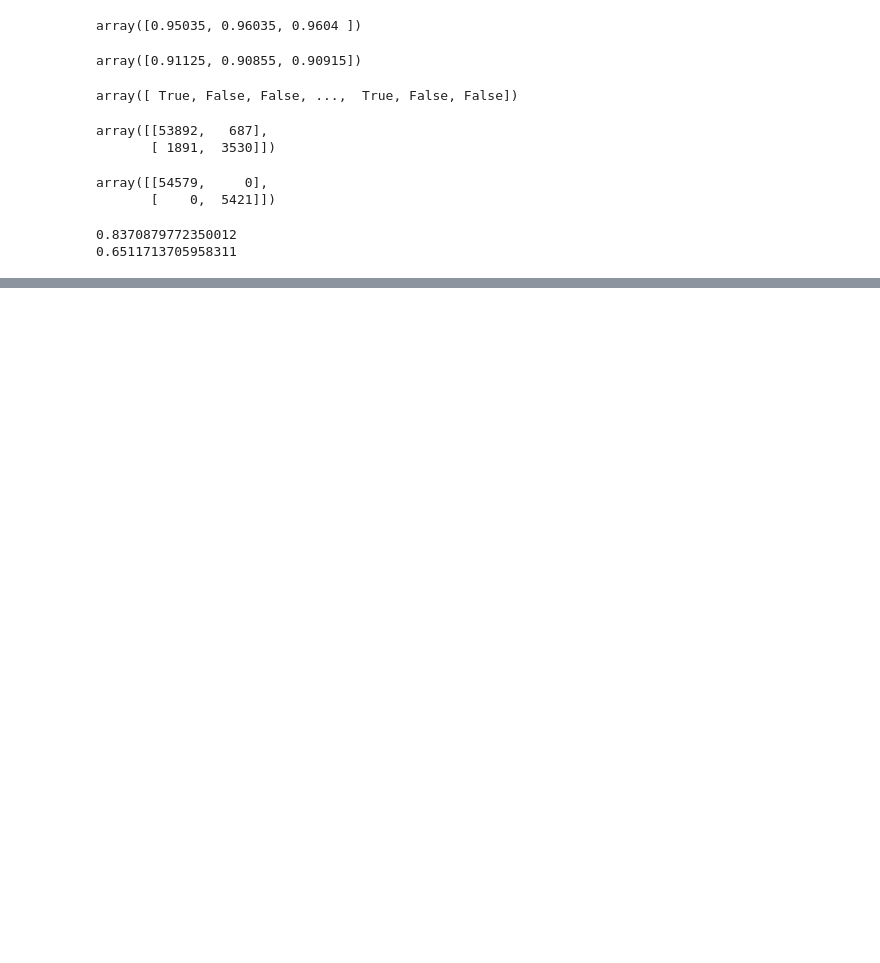
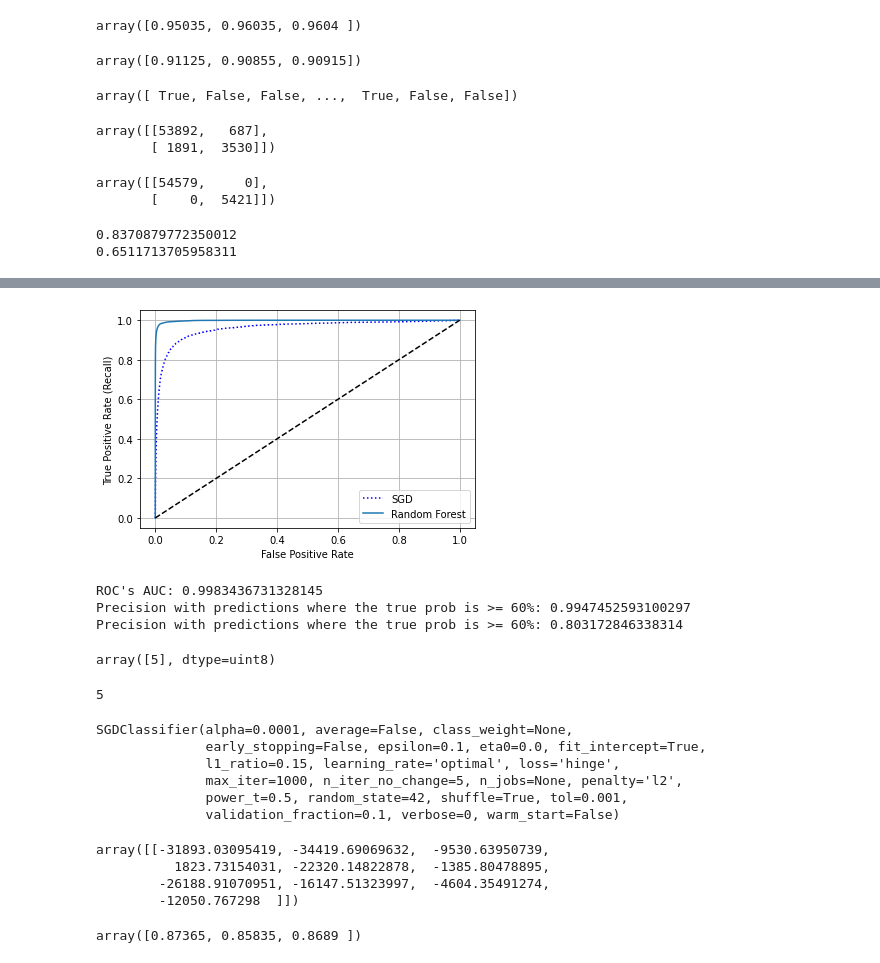
Before and after one commit to JesusNoelValMo/Machine_Learning_Book, a Jupyter notebook: Classification.ipynb, the cells around one changed output, grey strips where cells are left out. Drawn from its saved outputs; the diff is of its cells as text; code cells hidden in the pictures; blank space fills up the shorter version.

```diff
--- a/Classification.ipynb
+++ b/Classification.ipynb
@@ -166,0 +296,53 @@ print(recall_score(y_train_5, y_train_pred))
+# %%
+#Now we are going to use a random forest calssifier
+from sklearn.ensemble import RandomForestClassifier
+forest_clf = RandomForestClassifier(random_state=42)
+y_probas_forest = cross_val_predict(forest_clf, X_train, y_train_5, cv=3,
+                                    method='predict_proba')
+# %%
+y_scores_forest = y_probas_forest[:, 1] #We are going to use the true probabilities instead of scores in this case
+fpr_forest, tpr_forest, thresholds_forest = roc_curve(y_train_5, y_scores_forest)
+# %%
+#Let's plot both of our roc curves
+plt.plot(fpr, tpr, "b:", label="SGD")
+plt.plot(fpr_forest, tpr_forest, label= "Random Forest")
+plt.plot([0,1],[0,1], "k--")
+plt.legend(loc="lower right")
+plt.grid()
+plt.ylabel("True Positive Rate (Recall)")
+plt.xlabel("False Positive Rate")
+plt.show()
+# %% [output]
+[figure, added]
+# %%
+print(f"ROC's AUC: {roc_auc_score(y_train_5, y_scores_forest)} ")
+y_forest_predict = (y_scores_forest >= 0.60)
+print(f"Precision with predictions where the true prob is >= 60%: {precision_score(y_train_5, y_forest_predict)}")
+print(f"Precision with predictions where the true prob is >= 60%: {recall_score(y_train_5, y_forest_predict)}")
+# %% [output]
+ROC's AUC: 0.9983436731328145
+Precision with predictions where the true prob is >= 60%: 0.9947452593100297
+Precision with predictions where the true prob is >= 60%: 0.803172846338314
+# %%
+#Multiclass Classifier
+#In this case, the Supor Vector Machine classifier (SVM Classifier)
+#Is using a One-versus-one (OvO) strategy to compare the score of each possible class
+#in order to predict the output
+#Scikit-Learn detects when you try to use a binary classification algorithm for
+#multiple class classification and it automatically runs OvR (One-versus-the-rest) or OvO
+#depending on the algorithm
+from sklearn.svm import SVC
+svm_clf = SVC()
+svm_clf.fit(X_train, y_train) #y_train, not y_train_5
+svm_clf.predict([some_digit])
+# %% [output]
+array([5], dtype=uint8)
+# %%
+#Let's see the scores for each class that our SVC
+some_digit_scores = svm_clf.decision_function([some_digit])
+some_digit_scores # Returns array([[ 1.72501977,  2.72809088,  7.2510018 ,  8.3076379 , -0.31087254,
+#                                     9.3132482 ,  1.70975103,  2.76765202,  6.23049537,  4.84771048]])
+np.argmax(some_digit_scores)
+svm_clf.classes_[5]
+# %% [output]
+5
@@ -166,0 +356,24 @@ print(recall_score(y_train_5, y_train_pred))
+# %%
+#Let's train a SGDClassifier
+sgd_clf.fit(X_train, y_train)
+# %% [output]
+SGDClassifier(alpha=0.0001, average=False, class_weight=None,
+              early_stopping=False, epsilon=0.1, eta0=0.0, fit_intercept=True,
+              l1_ratio=0.15, learning_rate='optimal', loss='hinge',
+              max_iter=1000, n_iter_no_change=5, n_jobs=None, penalty='l2',
+              power_t=0.5, random_state=42, shuffle=True, tol=0.001,
+              validation_fraction=0.1, verbose=0, warm_start=False)
+# %%
+#other_digit = X[200]
+sgd_clf.predict([some_digit])#in this case out classifier did the prediction wrong (3)
+sgd_clf.decision_function([some_digit])
+# %% [output]
+array([[-31893.03095419, -34419.69069632,  -9530.63950739,
+          1823.73154031, -22320.14822878,  -1385.80478895,
+        -26188.91070951, -16147.51323997,  -4604.35491274,
+        -12050.767298  ]])
+# %%
+#Let's evaluate our multiclass classifier
+cross_val_score(sgd_clf, X_train, y_train, cv=3, scoring="accuracy")
+# %% [output]
+array([0.87365, 0.85835, 0.8689 ])
```
Also changed, not shown: parts of 26 cells of this notebook.
